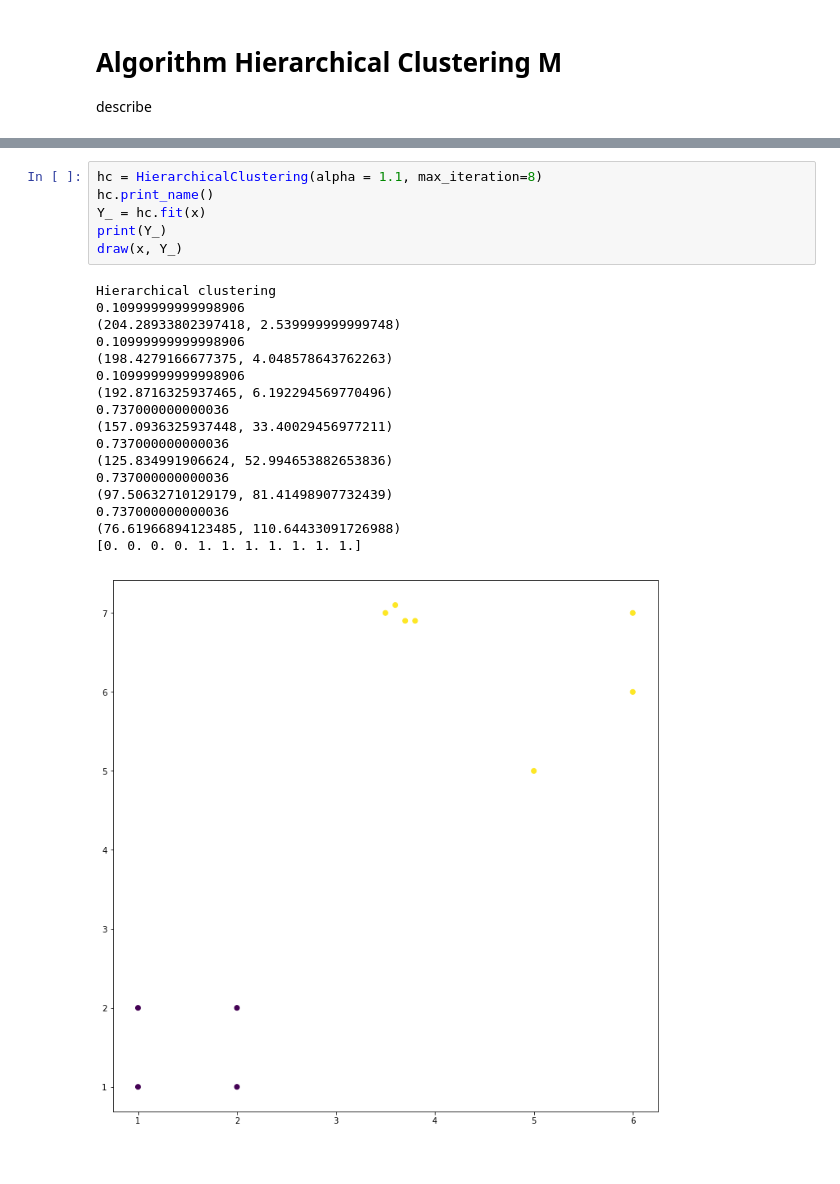
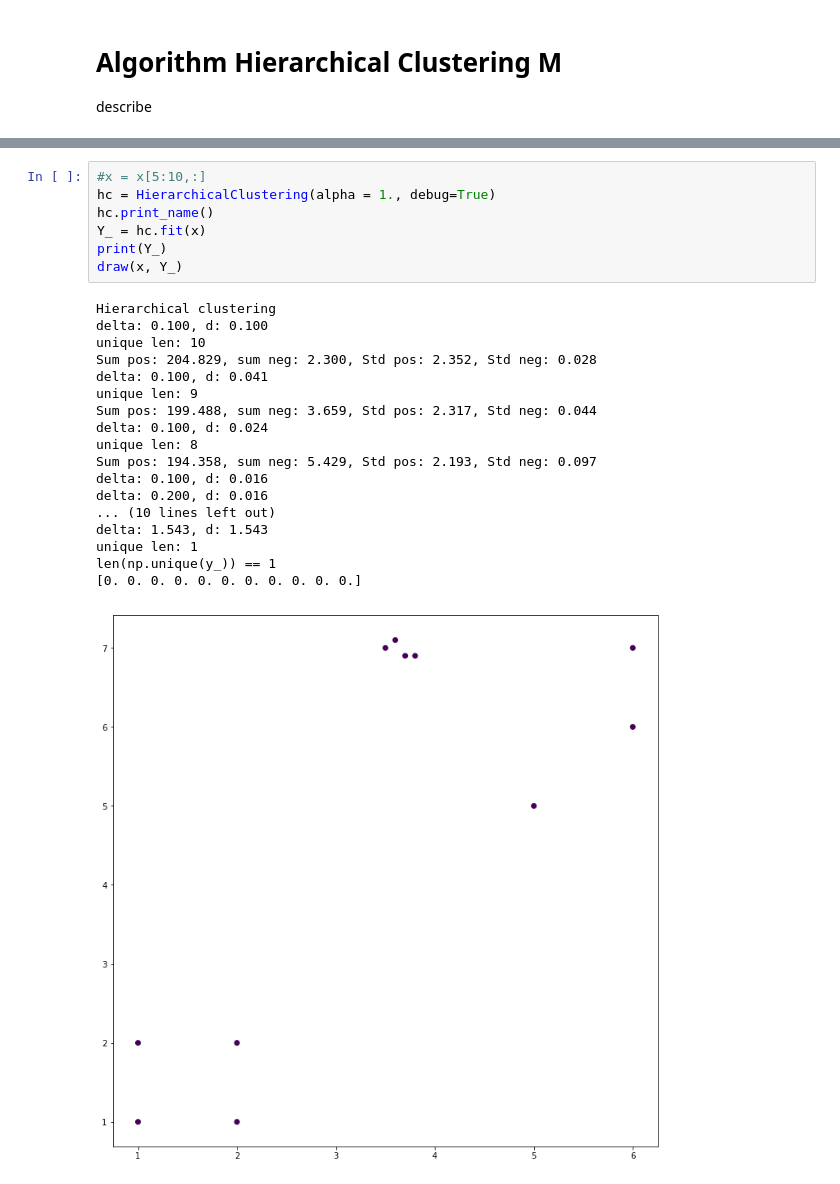
Before and after one commit to vench/study, a Jupyter notebook: Algorithm.ipynb, the cells around one changed output, grey strips where cells are left out. Cells and saved outputs as stored; diff of their text form.

```diff
--- a/Algorithm.ipynb
+++ b/Algorithm.ipynb
@@ -125,26 +167,28 @@ def draw(x, y):
     plt.rcParams["figure.figsize"] = (12,12)
     plt.scatter(x1[:,0], x1[:,1], c=y)
 # %%
-hc = HierarchicalClustering(alpha = 1.1, max_iteration=8)
+#x = x[5:10,:]
+hc = HierarchicalClustering(alpha = 1., debug=True)
 hc.print_name()
 Y_ = hc.fit(x)
 print(Y_)
 draw(x, Y_)
 # %% [output]
 Hierarchical clustering
-0.10999999999998906
-(204.28933802397418, 2.539999999999748)
-0.10999999999998906
-(198.4279166677375, 4.048578643762263)
-0.10999999999998906
-(192.8716325937465, 6.192294569770496)
-0.737000000000036
-(157.0936325937448, 33.40029456977211)
-0.737000000000036
-(125.834991906624, 52.994653882653836)
-0.737000000000036
-(97.50632710129179, 81.41498907732439)
-0.737000000000036
-(76.61966894123485, 110.64433091726988)
-[0. 0. 0. 0. 1. 1. 1. 1. 1. 1. 1.]
+delta: 0.100, d: 0.100
+unique len: 10
+Sum pos: 204.829, sum neg: 2.300, Std pos: 2.352, Std neg: 0.028
+delta: 0.100, d: 0.041
+unique len: 9
+Sum pos: 199.488, sum neg: 3.659, Std pos: 2.317, Std neg: 0.044
+delta: 0.100, d: 0.024
+unique len: 8
+Sum pos: 194.358, sum neg: 5.429, Std pos: 2.193, Std neg: 0.097
+delta: 0.100, d: 0.016
+delta: 0.200, d: 0.016
+... (10 lines left out)
+delta: 1.543, d: 1.543
+unique len: 1
+len(np.unique(y_)) == 1
+[0. 0. 0. 0. 0. 0. 0. 0. 0. 0. 0.]
-[figure, old version]
+[figure, new version]
```
Also changed, not shown: parts of 9 cells of this notebook.
